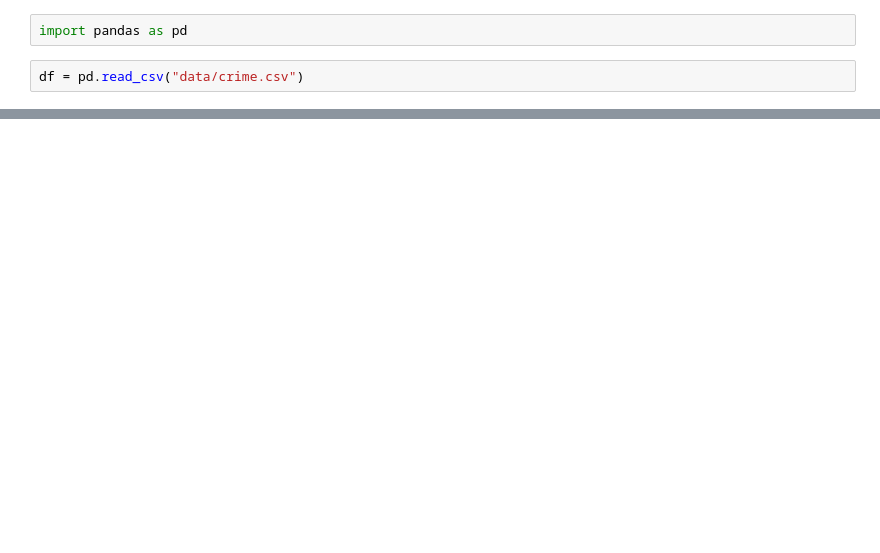
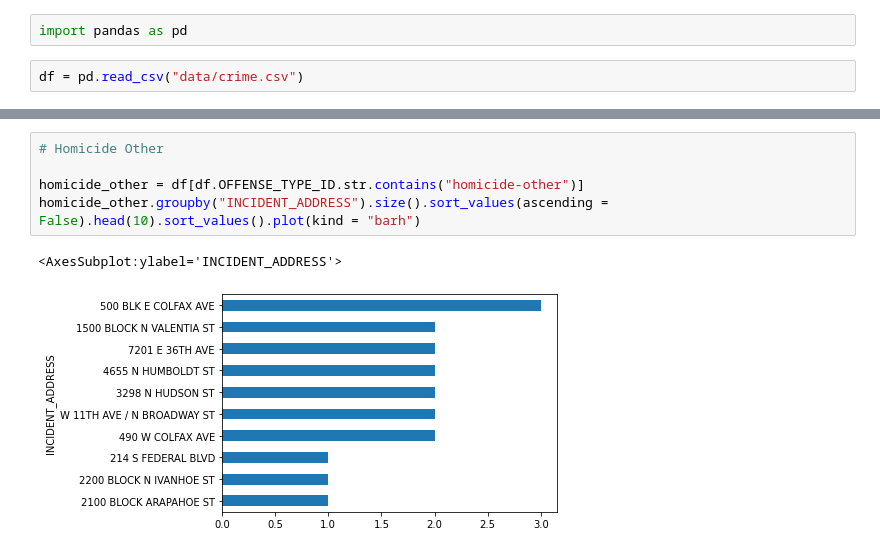
Before and after one commit to mcshakes/denver_crime, a Jupyter notebook: analyze.ipynb, the cells around one changed output, grey strips where cells are left out. Drawn from its saved outputs; the diff is of its cells as text; blank space fills up the shorter version.

```diff
--- a/analyze.ipynb
+++ b/analyze.ipynb
@@ -46,0 +20,8 @@ Length: 4665, dtype: int64
+# %%
+# Homicide Other
+
+homicide_other = df[df.OFFENSE_TYPE_ID.str.contains("homicide-other")]
+homicide_other.groupby("INCIDENT_ADDRESS").size().sort_values(ascending = False).head(10).sort_values().plot(kind = "barh")
+# %% [output]
+<AxesSubplot:ylabel='INCIDENT_ADDRESS'>
+[figure, added]
```
Also changed, not shown: parts of 5 cells of this notebook.
